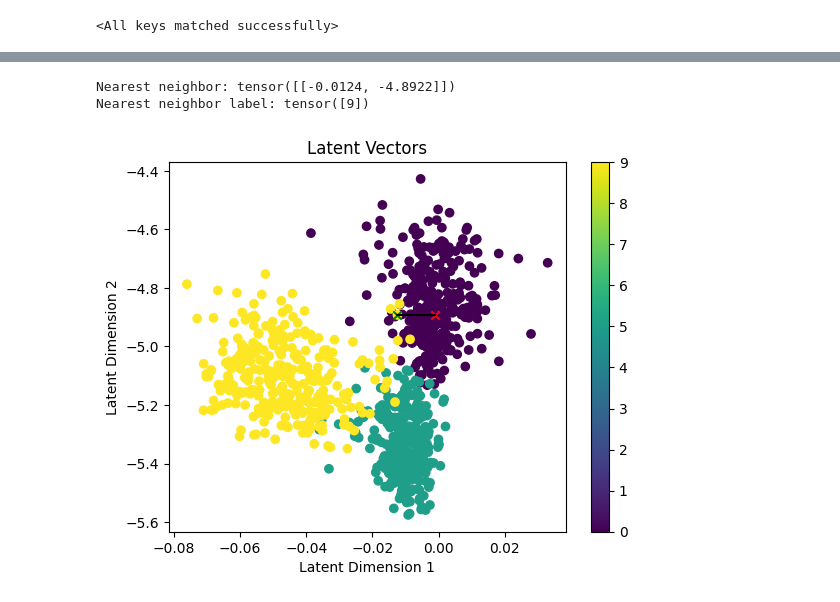
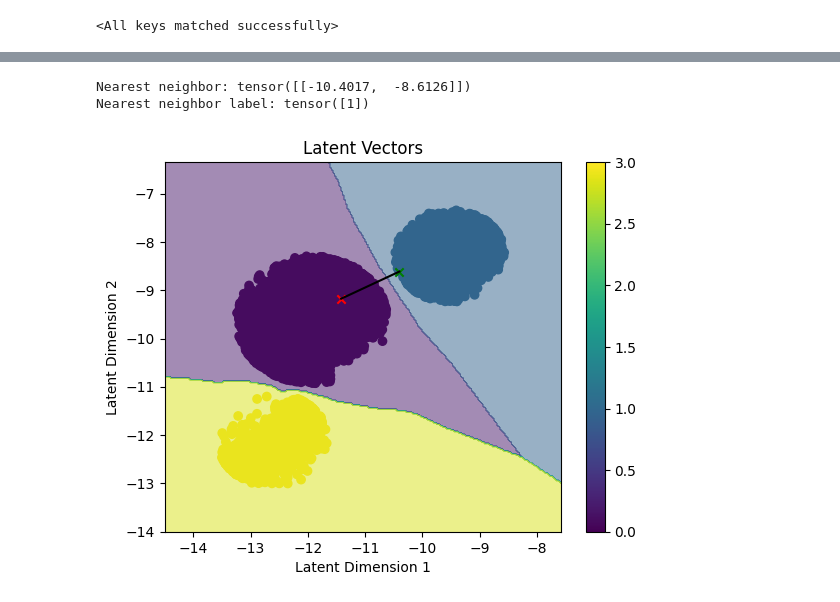
Before and after one commit to StefRodopCodes94/CounterFactual-VAE, a Jupyter notebook: Model/Mnist_VAE.ipynb, the cells around one changed output, grey strips where cells are left out. Cells and saved outputs as stored; diff of their text form; code cells hidden in the pictures.

```diff
--- a/Model/Mnist_VAE.ipynb
+++ b/Model/Mnist_VAE.ipynb
@@ -107,9 +101,9 @@ def train(model, train_loader, learning_rate, num_epochs, device):
 
     # Loss function: reconstruction loss + KL divergence loss
     def loss_function(x_hat, x, z_mean, z_logvar):
-        bce_loss = nn.functional.binary_cross_entropy(x_hat, x.view(-1, 784), reduction='sum')
+        bce_loss = nn.functional.mse_loss(x_hat, x.view(-1, 784), reduction='sum')
         kld_loss = -0.5 * torch.sum(1 + z_logvar - z_mean.pow(2) - z_logvar.exp())
-        return bce_loss + kld_loss #  (0.01  *kld_loss)
+        return bce_loss + (kld_loss * 0.01) #  (0.01  *kld_loss)
 
     model.train()
     for epoch in range(num_epochs):
@@ -163,7 +157,7 @@ VAE.load_state_dict(model, torch.load('../Model/VAE_Mnist.pth'))
 # %%
 
 # Define the subset of MNIST data to visualize
-indices = torch.where((mnist_train.targets == 0)  | (mnist_train.targets == 9)|(mnist_train.targets == 5))[0]
+indices = torch.where((mnist_train.targets == 0)  | (mnist_train.targets == 1)|(mnist_train.targets == 3))[0]
 mnist_subset = mnist_train.data[indices]
 mnist_subset_targets = mnist_train.targets[indices]
 
@@ -192,14 +186,14 @@ plt.show()
 import random
 
 # Define the subset of MNIST data to visualize
-indices = torch.where((mnist_train.targets == 0)  | (mnist_train.targets == 9)|(mnist_train.targets == 5))[0]
+indices = torch.where((mnist_train.targets == 0)  | (mnist_train.targets == 1)|(mnist_train.targets == 3))[0]
 mnist_subset = mnist_train.data[indices]
 mnist_subset_targets = mnist_train.targets[indices]
 
 # Select 500 samples from each class randomly
 samples_per_class = 400
 class_indices = []
-for i in [0,  5,9]:
+for i in [0,  1,3]:
     class_i_indices = torch.where(mnist_subset_targets == i)[0]
     selected_indices = random.sample(class_i_indices.tolist(), samples_per_class)
     class_indices += selected_indices
@@ -234,12 +228,12 @@ import torch
 import numpy as np
 
 # Define the subset of MNIST data to visualize
-indices = torch.where((mnist_train.targets == 0)  | (mnist_train.targets == 9)|(mnist_train.targets == 5))[0]
+indices = torch.where((mnist_train.targets == 0)  | (mnist_train.targets == 1)|(mnist_train.targets == 3))[0]
 mnist_subset = mnist_train.data[indices]
 mnist_subset_targets = mnist_train.targets[indices]
 
 # Pass the subset to a DataLoader
-batch_size = 64
+batch_size = 16
 subset_loader = torch.utils.data.DataLoader(torch.utils.data.TensorDataset(mnist_subset.float().unsqueeze(1)/255.), batch_size=batch_size)
 
 # Get the latent representations of the subset
@@ -253,16 +247,16 @@ with torch.no_grad():
 
 # Compute the mean of the latent vectors for each class
 means = []
-for i in [0,5,9]:
+for i in [0,1,3]:
     class_indices = (mnist_subset_targets == i).nonzero().squeeze()
     class_vectors = latent_vectors[class_indices]
     mean = class_vectors.mean(dim=0)
     means.append(mean)
 
 # Select x samples from each class that are close to the mean, but not too close
-num_samples = 300
+num_samples = 3500
 sample_indices = []
-for i, mean in zip([0,5,9], means):
+for i, mean in zip([0,1,3], means):
     class_indices = (mnist_subset_targets == i).nonzero().squeeze()
     class_vectors = latent_vectors[class_indices]
     distances = np.linalg.norm(class_vectors - mean.cpu().numpy(), axis=1)
@@ -340,33 +334,46 @@ class_0_random= class_0_random[:,:2]
 # Find the nearest neighbor of the point in class 0 among the other classes
 nn = NearestNeighbors(n_neighbors=1)
 nn.fit(latent_space_not_0)
 
 distances, indices = nn.kneighbors(class_0_random)
 
 nearest_neighbor = latent_space_not_0[indices[0]]
 nearest_neighbor_label =  mnist_subset_targets[mask][indices[0]]
 
 print("Nearest neighbor:", nearest_neighbor)
 print("Nearest neighbor label:", nearest_neighbor_label)
 
+knn = KNeighborsClassifier(n_neighbors=1)
+knn.fit(latent_vectors, mnist_subset_targets)
+
+# Define a grid of points in the latent space
+x_min, x_max = latent_vectors[:, 0].min() - 1, latent_vectors[:, 0].max() + 1
+y_min, y_max = latent_vectors[:, 1].min() - 1, latent_vectors[:, 1].max() + 1
+xx, yy = torch.meshgrid(torch.linspace(x_min, x_max, 250), torch.linspace(y_min, y_max, 250))
+grid_latent_vectors = torch.stack([xx.ravel(), yy.ravel()], axis=1)
+
+# Make predictions with the classifier for the grid of points
+Z = knn.predict(grid_latent_vectors)
+
 # Plot the full latent vectors in 2 dimensions
 plt.scatter(latent_vectors[:,0], latent_vectors[:,1], c=mnist_subset_targets)
 plt.colorbar()
 plt.title('Latent Vectors')
 plt.xlabel('Latent Dimension 1')
 plt.ylabel('Latent Dimension 2')
 
 # Plot the random point from class 0
+plt.contourf(xx, yy, Z.reshape(xx.shape), alpha=0.5, linewidths=5)
 plt.scatter(class_0_random[0,0], class_0_random[0,1], c='r', marker='x')
 
 # Plot the nearest neighbor from the other classes
 plt.scatter(nearest_neighbor[0,0], nearest_neighbor[0,1], c='g', marker='x')
 
 # Draw a line between the random point and its nearest neighbor
 plt.plot([class_0_random[0,0], nearest_neighbor[0,0]], [class_0_random[0,1], nearest_neighbor[0,1]], c='k')
 
 plt.show()
 # %% [output]
-Nearest neighbor: tensor([[-0.0124, -4.8922]])
-Nearest neighbor label: tensor([9])
+Nearest neighbor: tensor([[-10.4017,  -8.6126]])
+Nearest neighbor label: tensor([1])
-[figure, old version]
+[figure, new version]
```
Also changed, not shown: parts of 9 cells of this notebook, 1 other file.
